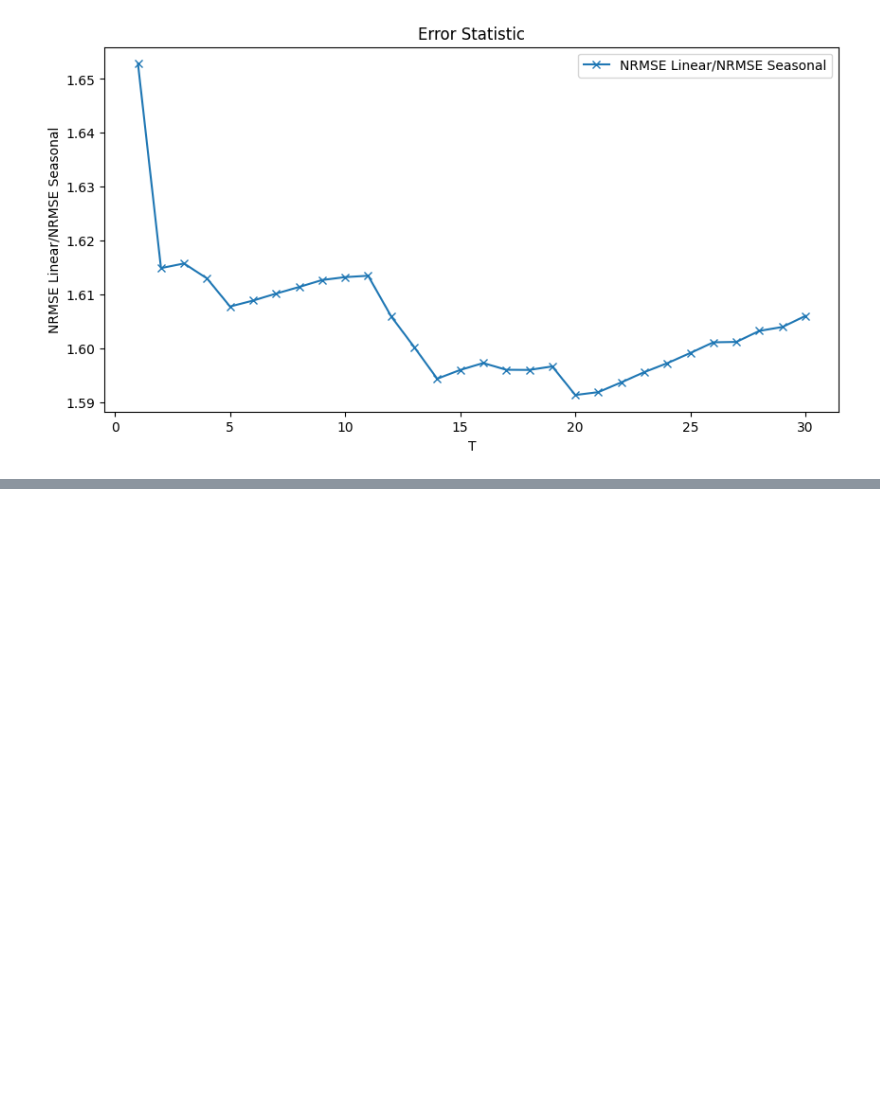
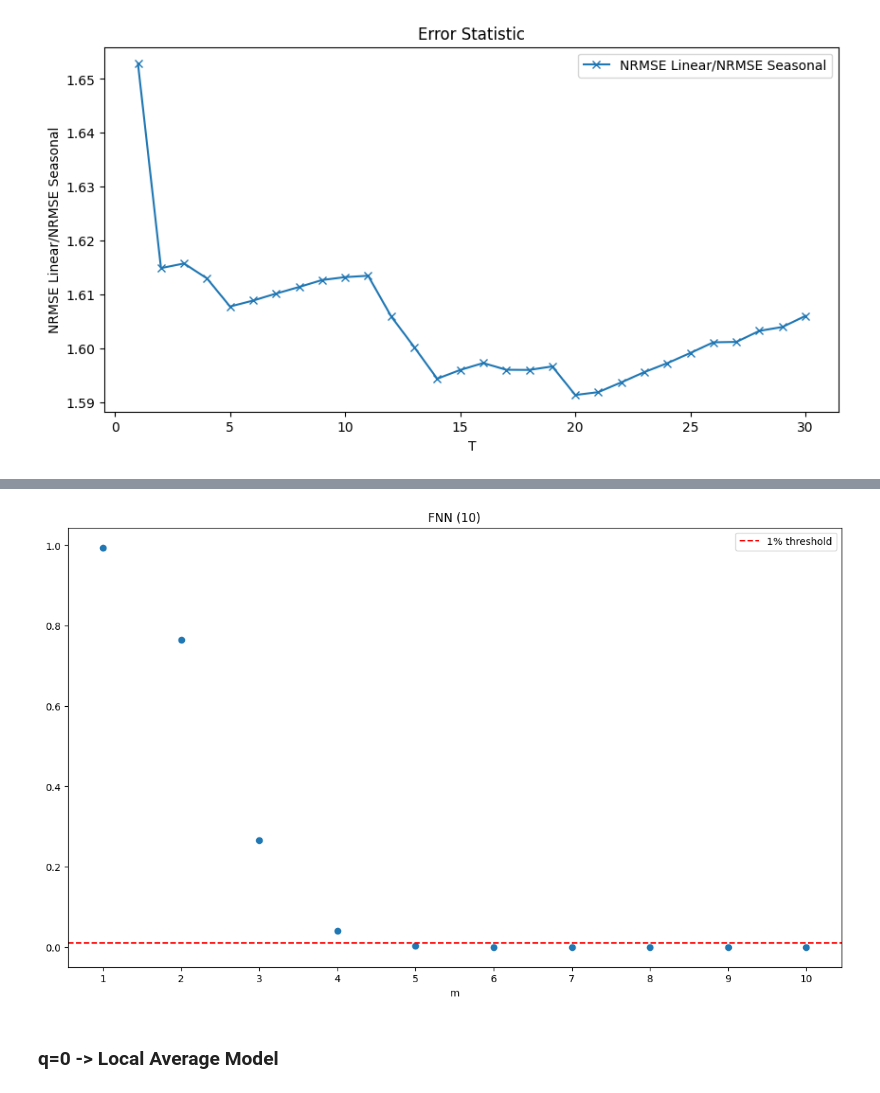
Before and after one commit to kounsolas/TimeSeriesProject, a Jupyter notebook: project.ipynb, the cells around one changed output, grey strips where cells are left out. Cells and saved outputs as stored; diff of their text form; code cells hidden in the pictures; blank space fills up the shorter version.

```diff
--- a/project.ipynb
+++ b/project.ipynb
@@ -542,0 +911,2 @@ def get_nrmse(target, predicted):
+# %%
+tau_est = 5
@@ -542,0 +919,4 @@ def get_nrmse(target, predicted):
+# %%
+p_fnn = falsenearestneighbors(A_static, m_max=10, tau=tau_est, show=True)
+# %% [output]
+[figure, added]
@@ -542,0 +925,2 @@ def get_nrmse(target, predicted):
+# %% [markdown]
+### q=0 -> Local Average Model
```
Also changed, not shown: parts of 26 cells of this notebook.
